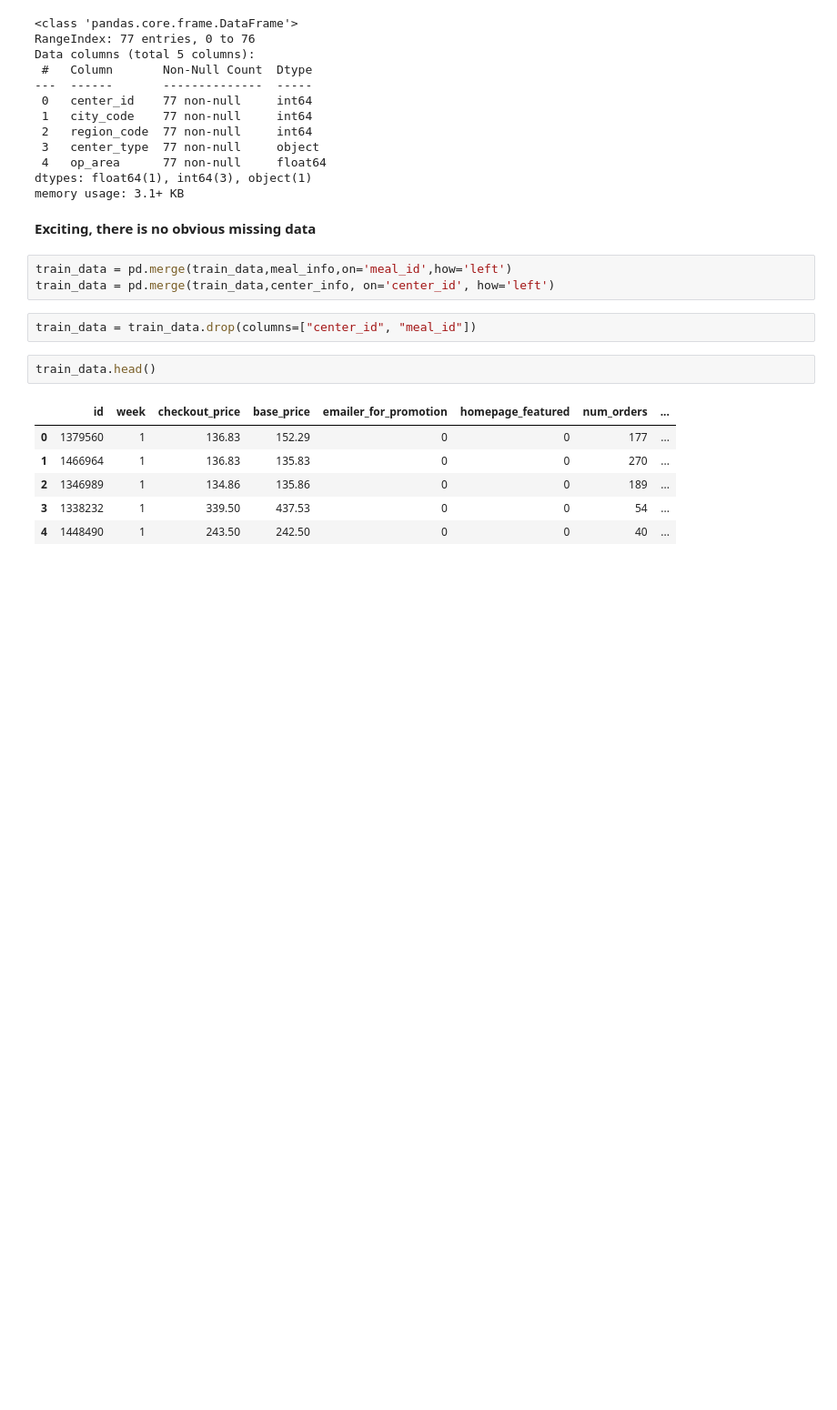
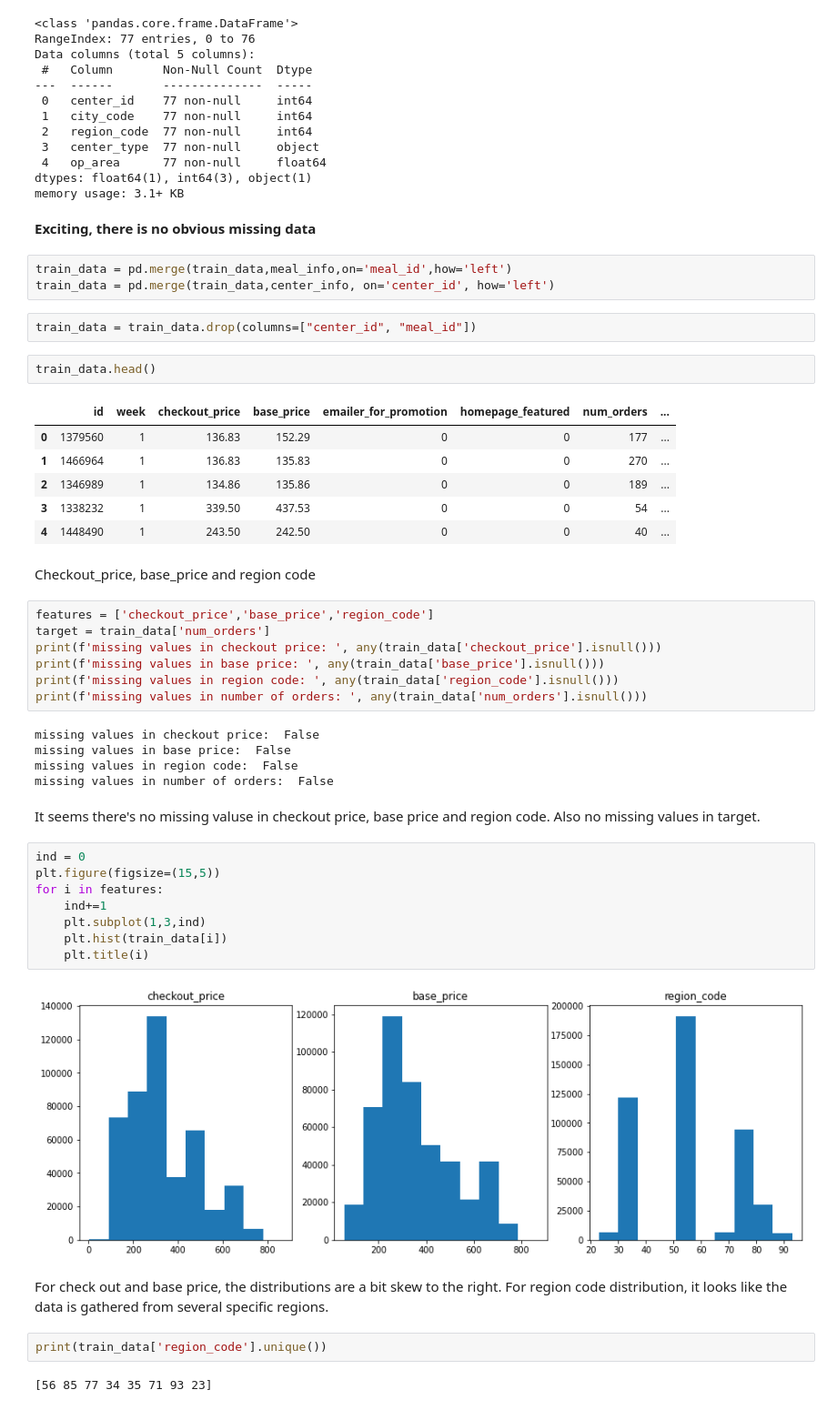
Before and after one commit to jihuali/aml-project, a Jupyter notebook: index.ipynb, the cells around one changed output. Shown at 91% size. Drawn from its saved outputs; the diff is of its cells as text; blank space fills up the shorter version.

```diff
--- a/index.ipynb
+++ b/index.ipynb
@@ -111,3 +111,35 @@ train_data.head()
 | 2 | 1346989 | 1 | 134.86 | 135.86 | 0 | 0 | 189 | ... |
 | 3 | 1338232 | 1 | 339.50 | 437.53 | 0 | 0 | 54 | ... |
 | 4 | 1448490 | 1 | 243.50 | 242.50 | 0 | 0 | 40 | ... |
+# %% [markdown]
+Checkout_price, base_price and region code
+# %%
+features = ['checkout_price','base_price','region_code']
+target = train_data['num_orders']
+print(f'missing values in checkout price: ', any(train_data['checkout_price'].isnull()))
+print(f'missing values in base price: ', any(train_data['base_price'].isnull()))
+print(f'missing values in region code: ', any(train_data['region_code'].isnull()))
+print(f'missing values in number of orders: ', any(train_data['num_orders'].isnull()))
+# %% [output]
+missing values in checkout price:  False
+missing values in base price:  False
+missing values in region code:  False
+missing values in number of orders:  False
+# %% [markdown]
+It seems there's no missing valuse in checkout price, base price and region code. Also no missing values in target.
+# %%
+ind = 0
+plt.figure(figsize=(15,5))
+for i in features:
+    ind+=1
+    plt.subplot(1,3,ind)
+    plt.hist(train_data[i])
+    plt.title(i)
+# %% [output]
+[figure, added]
+# %% [markdown]
+For check out and base price, the distributions are a bit skew to the right. For region code distribution, it looks like the data is gathered from several specific regions.
+# %%
+print(train_data['region_code'].unique())
+# %% [output]
+[56 85 77 34 35 71 93 23]
```
Also changed, not shown: parts of 7 cells of this notebook.
